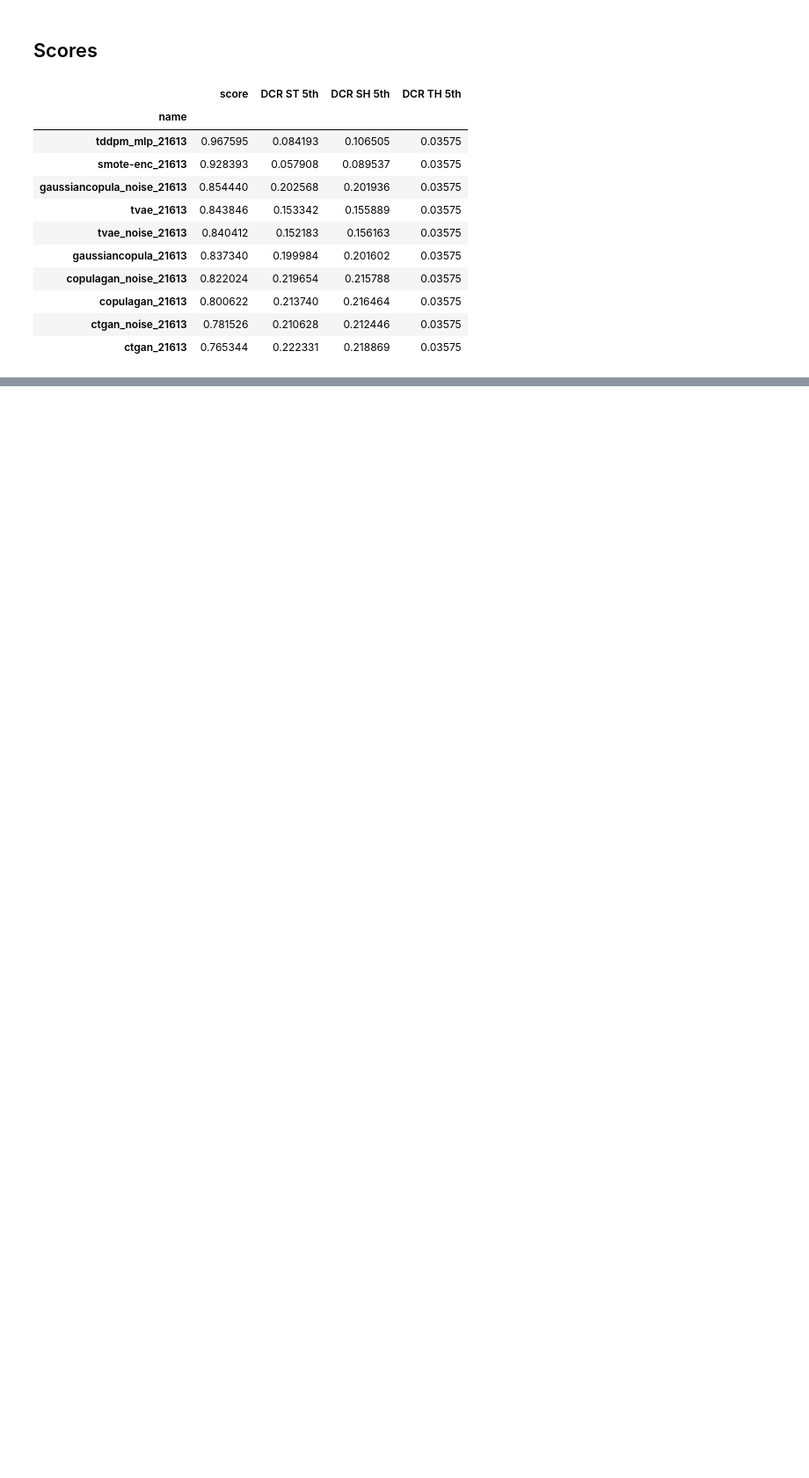
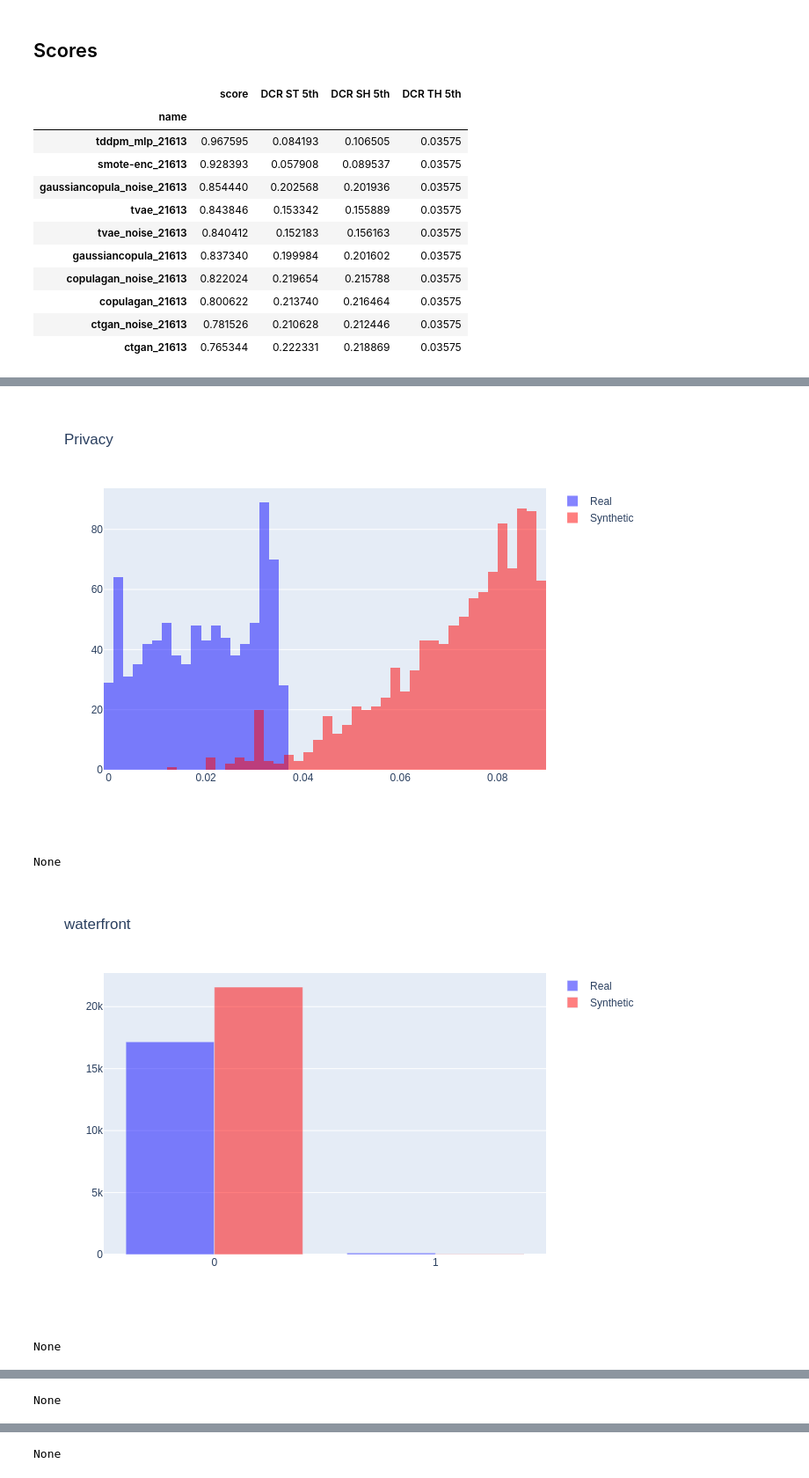
Before and after one commit to gvillarroel/synthetic-data-for-text, a Jupyter notebook: notebooks/kingcounty.ipynb, the cells around one changed output, grey strips where cells are left out. Shown at 88% size. Saved outputs shown, nothing was run; the diff lists cells and outputs as text; code cells hidden in the pictures; blank space fills up the shorter version.

```diff
--- a/notebooks/kingcounty.ipynb
+++ b/notebooks/kingcounty.ipynb
@@ -111,2 +111,12 @@ None
 None
 ... (20 outputs left out)
+# %%
+from syntheticml.data.charts import Charts
+for fig in syn.get_charts(second_best_model, {'date', 'id', 'zipcode', 'lat', 'long', 'yr_renovated'}):
+    if fig:
+        display(fig.show("png"))
+# %% [output]
+[figure, added]
+None
+[figure, added]
+None
@@ -112,0 +124 @@ None
+None
@@ -112,0 +126 @@ None
+None
```
Also changed, not shown: parts of 8 cells of this notebook.
